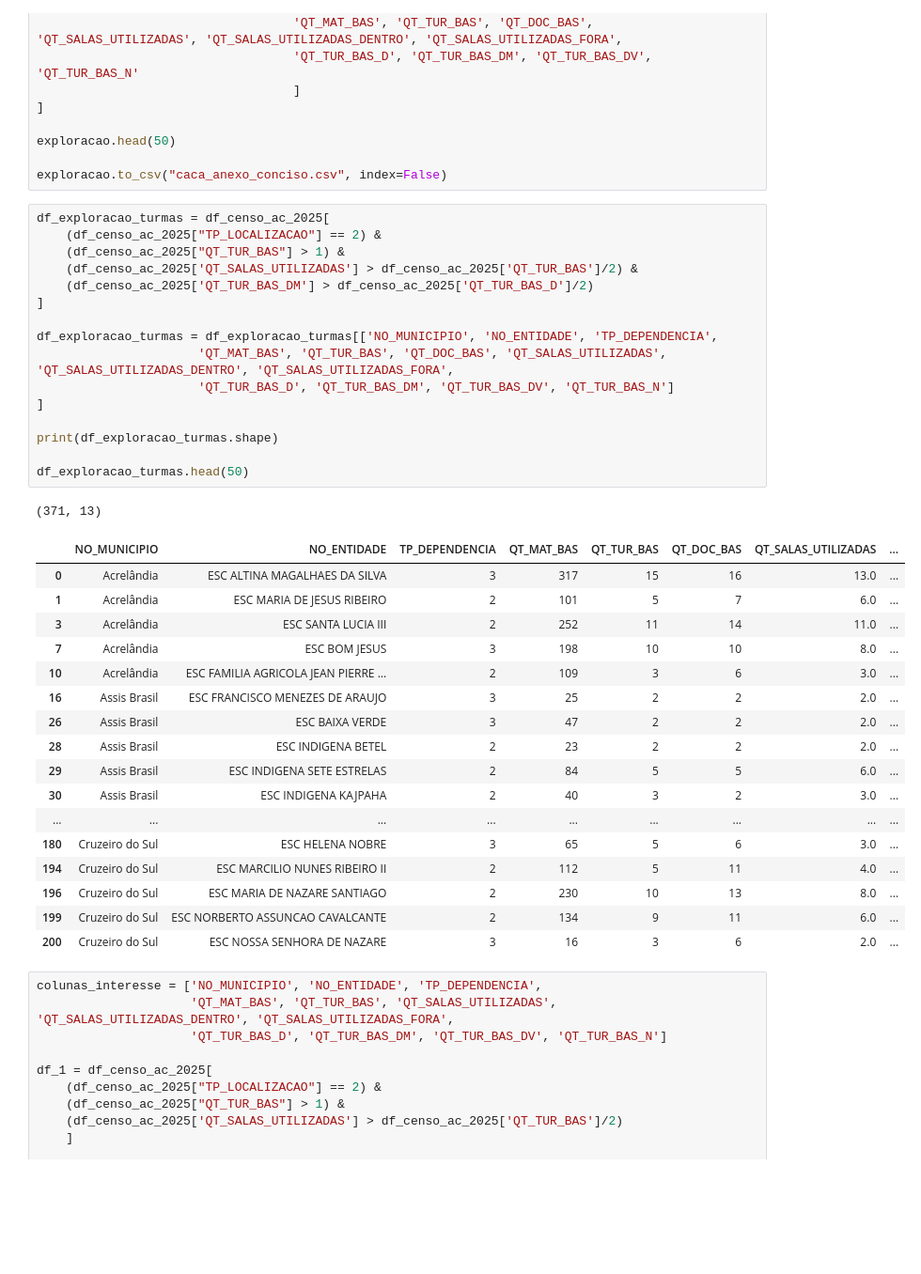
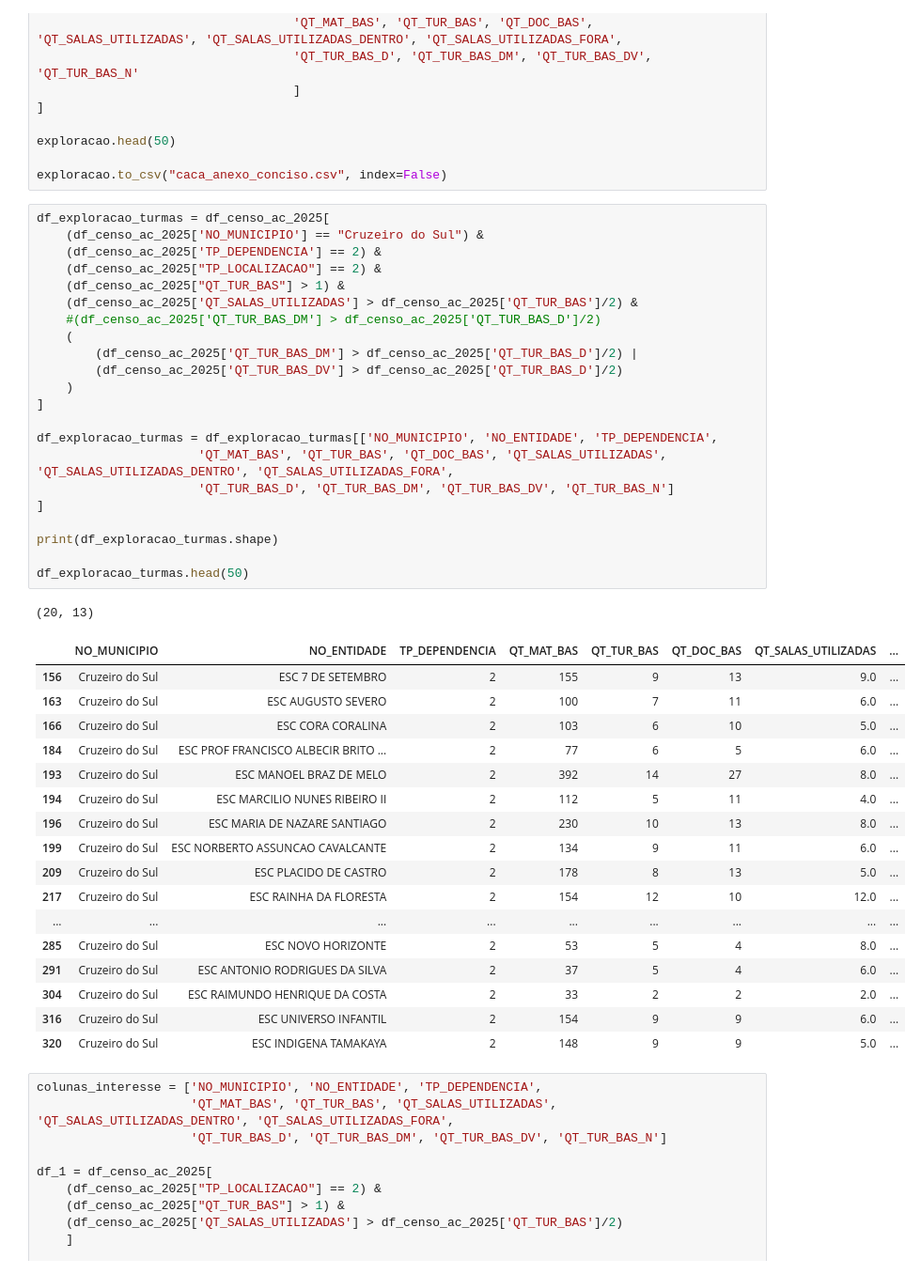
Before and after one commit to obs-curica/curica_etl_censo_escolar, a Jupyter notebook: etl_censo.ipynb, the cells around one changed output. Shown at 94% size. Saved outputs shown, nothing was run; the diff lists cells and outputs as text; blank space fills up the shorter version.

```diff
--- a/etl_censo.ipynb
+++ b/etl_censo.ipynb
@@ -429,39 +458,45 @@ exploracao.head(50)
 exploracao.to_csv("caca_anexo_conciso.csv", index=False)
 # %%
 df_exploracao_turmas = df_censo_ac_2025[
+    (df_censo_ac_2025['NO_MUNICIPIO'] == "Cruzeiro do Sul") &
+    (df_censo_ac_2025['TP_DEPENDENCIA'] == 2) &
     (df_censo_ac_2025["TP_LOCALIZACAO"] == 2) &
     (df_censo_ac_2025["QT_TUR_BAS"] > 1) &
     (df_censo_ac_2025['QT_SALAS_UTILIZADAS'] > df_censo_ac_2025['QT_TUR_BAS']/2) &
-    (df_censo_ac_2025['QT_TUR_BAS_DM'] > df_censo_ac_2025['QT_TUR_BAS_D']/2)
+    #(df_censo_ac_2025['QT_TUR_BAS_DM'] > df_censo_ac_2025['QT_TUR_BAS_D']/2)
+    (
+        (df_censo_ac_2025['QT_TUR_BAS_DM'] > df_censo_ac_2025['QT_TUR_BAS_D']/2) |
+        (df_censo_ac_2025['QT_TUR_BAS_DV'] > df_censo_ac_2025['QT_TUR_BAS_D']/2)
+    )
 ]
 
 df_exploracao_turmas = df_exploracao_turmas[['NO_MUNICIPIO', 'NO_ENTIDADE', 'TP_DEPENDENCIA',
                       'QT_MAT_BAS', 'QT_TUR_BAS', 'QT_DOC_BAS', 'QT_SALAS_UTILIZADAS', 'QT_SALAS_UTILIZADAS_DENTRO', 'QT_SALAS_UTILIZADAS_FORA',
                       'QT_TUR_BAS_D', 'QT_TUR_BAS_DM', 'QT_TUR_BAS_DV', 'QT_TUR_BAS_N']
 ]
 
 print(df_exploracao_turmas.shape)
 
 df_exploracao_turmas.head(50)
 # %% [output]
-(371, 13)
+(20, 13)
 |  | NO_MUNICIPIO | NO_ENTIDADE | TP_DEPENDENCIA | QT_MAT_BAS | QT_TUR_BAS | QT_DOC_BAS | QT_SALAS_UTILIZADAS | ... |
-| 0 | Acrelândia | ESC ALTINA MAGALHAES DA SILVA | 3 | 317 | 15 | 16 | 13.0 | ... |
-| 1 | Acrelândia | ESC MARIA DE JESUS RIBEIRO | 2 | 101 | 5 | 7 | 6.0 | ... |
-| 3 | Acrelândia | ESC SANTA LUCIA III | 2 | 252 | 11 | 14 | 11.0 | ... |
-| 7 | Acrelândia | ESC BOM JESUS | 3 | 198 | 10 | 10 | 8.0 | ... |
-| 10 | Acrelândia | ESC FAMILIA AGRICOLA JEAN PIERRE ... | 2 | 109 | 3 | 6 | 3.0 | ... |
-| 16 | Assis Brasil | ESC FRANCISCO MENEZES DE ARAUJO | 3 | 25 | 2 | 2 | 2.0 | ... |
-| 26 | Assis Brasil | ESC BAIXA VERDE | 3 | 47 | 2 | 2 | 2.0 | ... |
-| 28 | Assis Brasil | ESC INDIGENA BETEL | 2 | 23 | 2 | 2 | 2.0 | ... |
-| 29 | Assis Brasil | ESC INDIGENA SETE ESTRELAS | 2 | 84 | 5 | 5 | 6.0 | ... |
-| 30 | Assis Brasil | ESC INDIGENA KAJPAHA | 2 | 40 | 3 | 2 | 3.0 | ... |
-| ... | ... | ... | ... | ... | ... | ... | ... | ... |
-| 180 | Cruzeiro do Sul | ESC HELENA NOBRE | 3 | 65 | 5 | 6 | 3.0 | ... |
+| 156 | Cruzeiro do Sul | ESC 7 DE SETEMBRO | 2 | 155 | 9 | 13 | 9.0 | ... |
+| 163 | Cruzeiro do Sul | ESC AUGUSTO SEVERO | 2 | 100 | 7 | 11 | 6.0 | ... |
+| 166 | Cruzeiro do Sul | ESC CORA CORALINA | 2 | 103 | 6 | 10 | 5.0 | ... |
+| 184 | Cruzeiro do Sul | ESC PROF FRANCISCO ALBECIR BRITO ... | 2 | 77 | 6 | 5 | 6.0 | ... |
+| 193 | Cruzeiro do Sul | ESC MANOEL BRAZ DE MELO | 2 | 392 | 14 | 27 | 8.0 | ... |
 | 194 | Cruzeiro do Sul | ESC MARCILIO NUNES RIBEIRO II | 2 | 112 | 5 | 11 | 4.0 | ... |
 | 196 | Cruzeiro do Sul | ESC MARIA DE NAZARE SANTIAGO | 2 | 230 | 10 | 13 | 8.0 | ... |
 | 199 | Cruzeiro do Sul | ESC NORBERTO ASSUNCAO CAVALCANTE | 2 | 134 | 9 | 11 | 6.0 | ... |
-| 200 | Cruzeiro do Sul | ESC NOSSA SENHORA DE NAZARE | 3 | 16 | 3 | 6 | 2.0 | ... |
+| 209 | Cruzeiro do Sul | ESC PLACIDO DE CASTRO | 2 | 178 | 8 | 13 | 5.0 | ... |
+| 217 | Cruzeiro do Sul | ESC RAINHA DA FLORESTA | 2 | 154 | 12 | 10 | 12.0 | ... |
+| ... | ... | ... | ... | ... | ... | ... | ... | ... |
+| 285 | Cruzeiro do Sul | ESC NOVO HORIZONTE | 2 | 53 | 5 | 4 | 8.0 | ... |
+| 291 | Cruzeiro do Sul | ESC ANTONIO RODRIGUES DA SILVA | 2 | 37 | 5 | 4 | 6.0 | ... |
+| 304 | Cruzeiro do Sul | ESC RAIMUNDO HENRIQUE DA COSTA | 2 | 33 | 2 | 2 | 2.0 | ... |
+| 316 | Cruzeiro do Sul | ESC UNIVERSO INFANTIL | 2 | 154 | 9 | 9 | 6.0 | ... |
+| 320 | Cruzeiro do Sul | ESC INDIGENA TAMAKAYA | 2 | 148 | 9 | 9 | 5.0 | ... |
 # %%
 colunas_interesse = ['NO_MUNICIPIO', 'NO_ENTIDADE', 'TP_DEPENDENCIA',
                      'QT_MAT_BAS', 'QT_TUR_BAS', 'QT_SALAS_UTILIZADAS', 'QT_SALAS_UTILIZADAS_DENTRO', 'QT_SALAS_UTILIZADAS_FORA',
```
Also changed, not shown: parts of 3 cells of this notebook, 1 other file.
